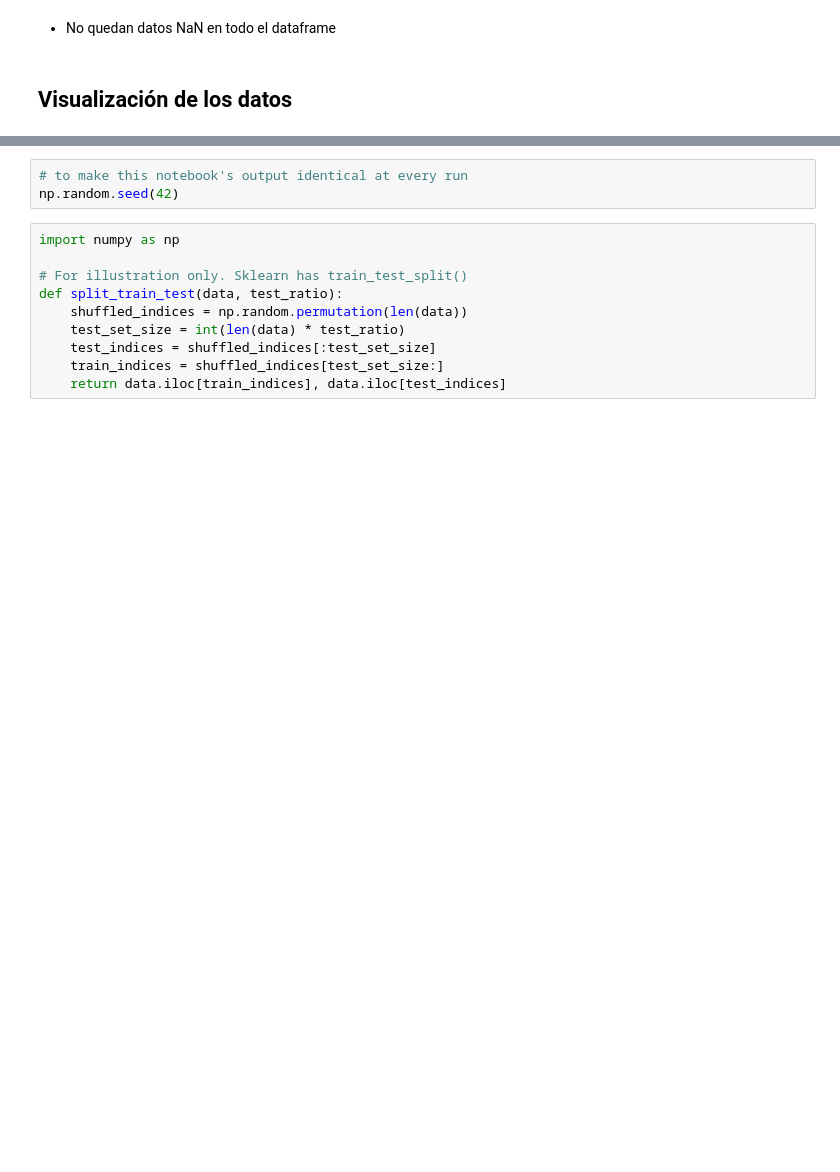
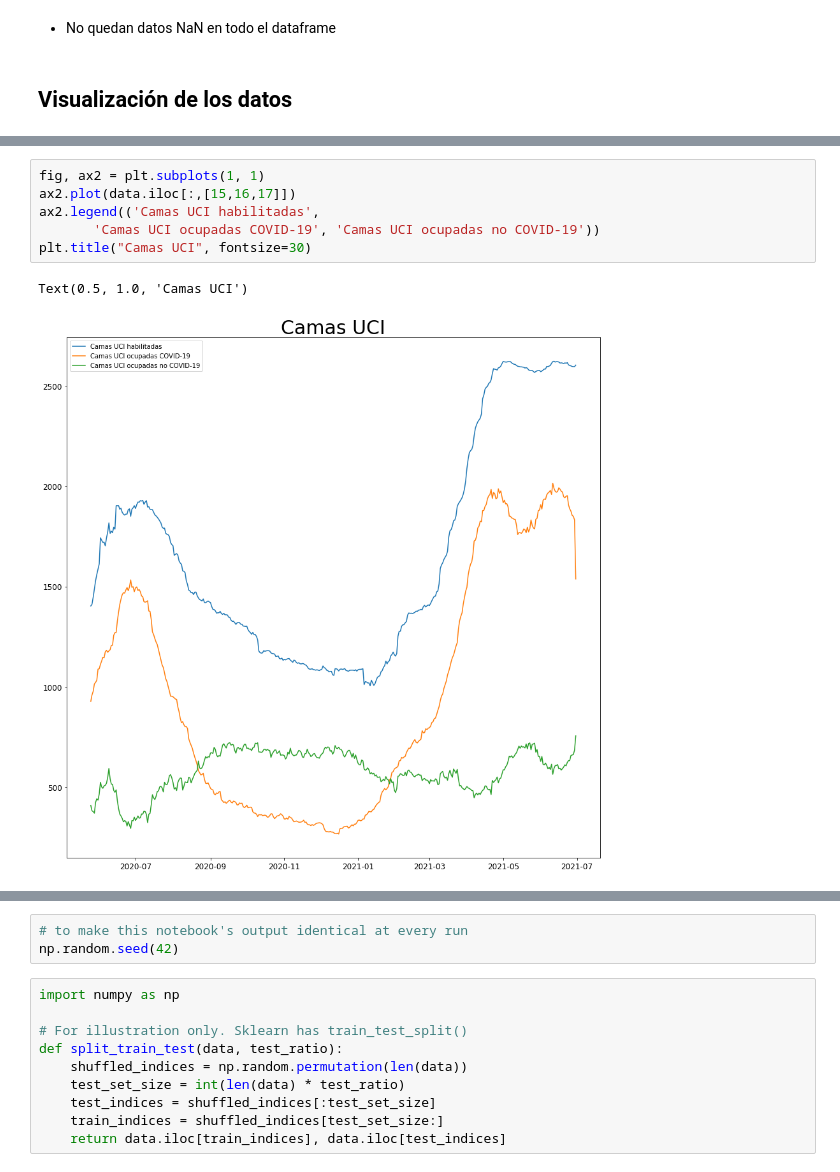
Before and after one commit to ncarf/prediction-uci, a Jupyter notebook: Prediction_UCI.ipynb, the cells around one changed output, grey strips where cells are left out. Drawn from its saved outputs; the diff is of its cells as text; blank space fills up the shorter version.

```diff
--- a/Prediction_UCI.ipynb
+++ b/Prediction_UCI.ipynb
@@ -361,0 +347,9 @@ array([<AxesSubplot:>, <AxesSubplot:>, <AxesSubplot:>, <AxesSubplot:>],
+# %%
+fig, ax2 = plt.subplots(1, 1)
+ax2.plot(data.iloc[:,[15,16,17]])
+ax2.legend(('Camas UCI habilitadas',
+       'Camas UCI ocupadas COVID-19', 'Camas UCI ocupadas no COVID-19'))
+plt.title("Camas UCI", fontsize=30)
+# %% [output]
+Text(0.5, 1.0, 'Camas UCI')
+[figure, added]
```
Also changed, not shown: parts of 10 cells of this notebook.
